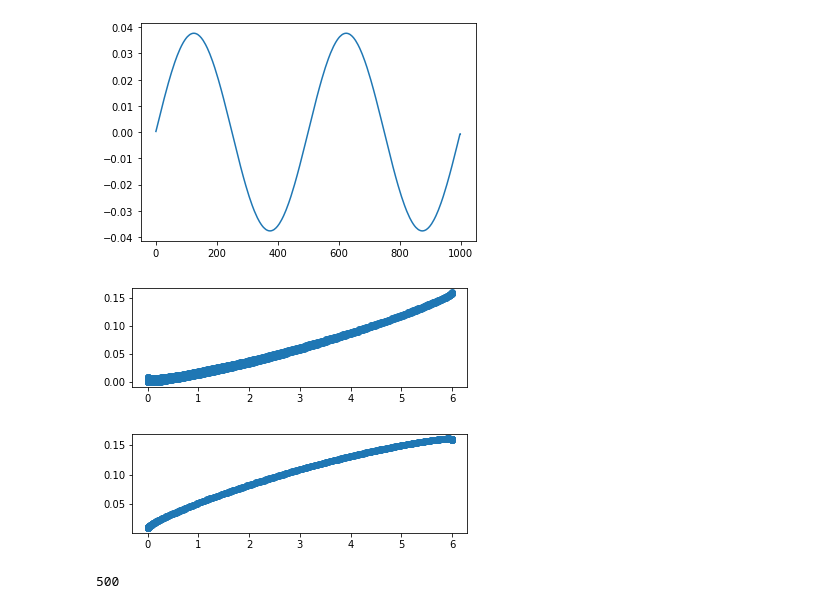
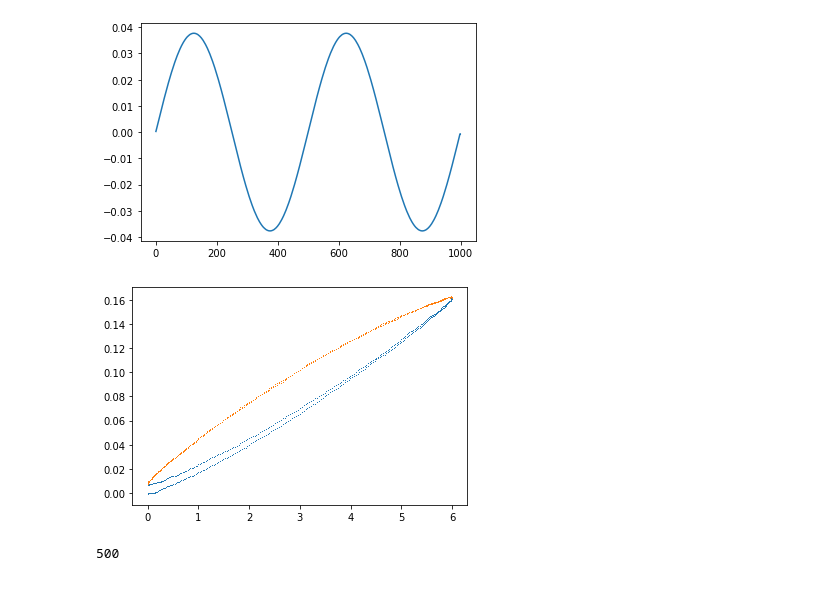
Before and after one commit to dhuMuhammadasif/test, a Jupyter notebook: 13_2_23_modified_simple_model_training.ipynb, the cells around one changed output. Saved outputs shown, nothing was run; the diff lists cells and outputs as text; code cells hidden in the pictures.

```diff
--- a/13_2_23_modified_simple_model_training.ipynb
+++ b/13_2_23_modified_simple_model_training.ipynb
@@ -38,7 +38,7 @@ len(df_1['y'])
 # %% [output]
 1996
 # %%
-n_train = 1500
+n_train = 1000
 train_x = train_x[:n_train]
 train_y = train_y[:n_train]
 # %%
@@ -78,7 +78,7 @@ def ewma_vectorized(data, window):
     out = offset + cumsums*scale_arr[::-1]
     return out
 # %%
-train_y = ewma_vectorized(train_y, 18)
+train_y = ewma_vectorized(train_y, 12)
 plt.plot(train_x, train_y)
 plt.show()
 # %% [output]
@@ -132,18 +132,18 @@ plt.show()
 # %%
 train_x_inc = train_x[x_diff >= 0]
 train_y_inc = train_y[x_diff >= 0]
-plt.subplot(2, 1, 1)
-plt.scatter(train_x_inc, train_y_inc)
-plt.show()
+# plt.subplot(2, 1, 1)
+# plt.scatter(train_x_inc, train_y_inc)
+# plt.show()
                                                     # from where i want to combine inc and dec condition
 train_x_dec = train_x[x_diff < 0]
 train_y_dec = train_y[x_diff < 0]
-plt.subplot(2, 1, 2)
-plt.scatter(train_x_dec, train_y_dec)
+#plt.subplot(2, 1, 2)
+plt.plot(train_x_inc, train_y_inc,',')
+plt.plot(train_x_dec, train_y_dec,',')
 plt.show()
 # %% [output]
-[figure, old version]
+[figure, new version]
-[figure, removed]
 # %%
 len(train_x_dec)
 # %% [output]
```
Also changed, not shown: parts of 74 cells of this notebook.
